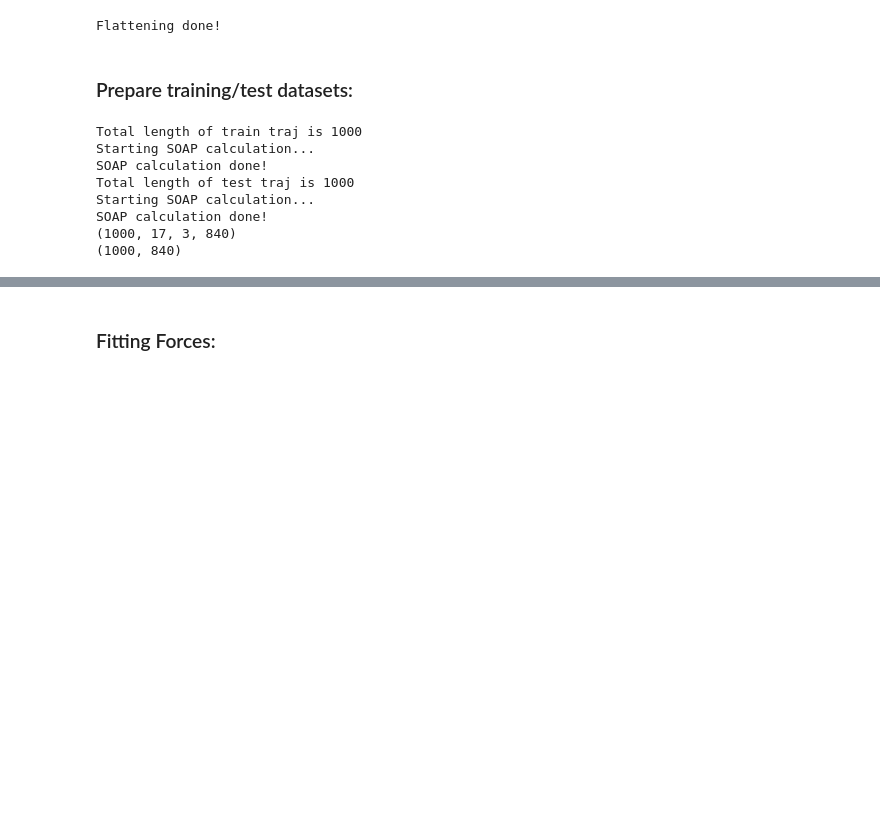
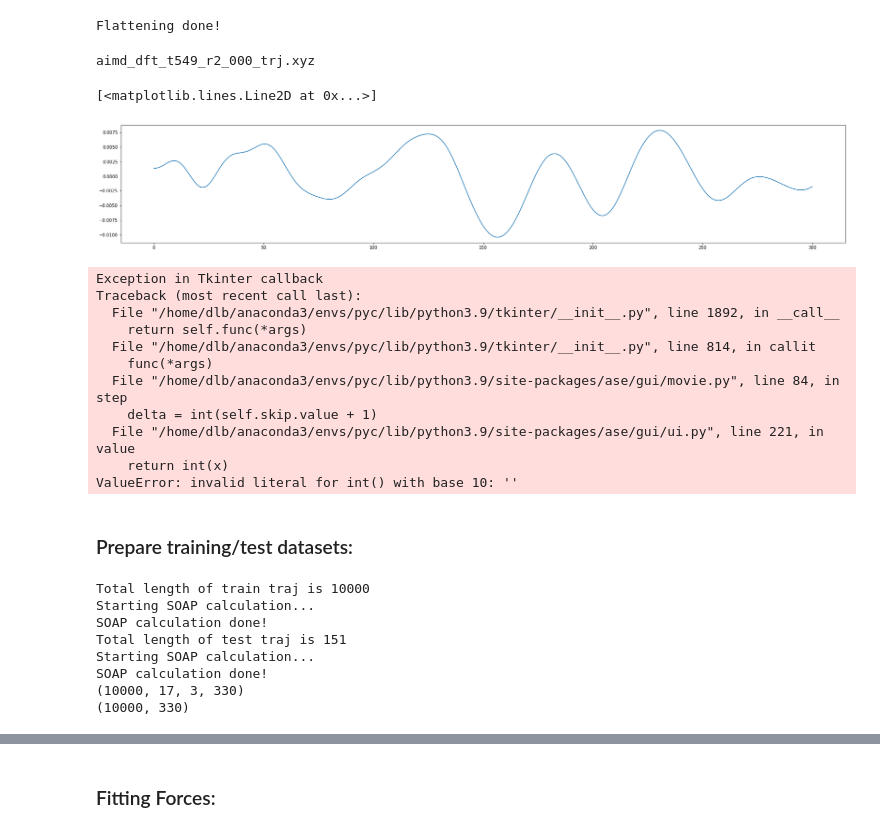
Before and after one commit to chem-gp/saddle-dynamics, a Jupyter notebook: notebooks/saddle_md.ipynb, the cells around one changed output, grey strips where cells are left out. Drawn from its saved outputs; the diff is of its cells as text; code cells hidden in the pictures; blank space fills up the shorter version.

```diff
--- a/notebooks/saddle_md.ipynb
+++ b/notebooks/saddle_md.ipynb
@@ -51,6 +47,27 @@ Reading .npy files with forces done!
 traj, energies, forces = flatten_trj_dictionaries(trajectories, energies_trj, trj_files_basenames, forces_trj)
 # %% [output]
 Flattening done!
+# %%
+print(trj_files_basename[0])
+t = trajectories[trj_files_basename[0]]
+view(traj[0:2000])
+f = forces[20_000:20_301,11,0]
+plt.plot(f)
+# %% [output]
+aimd_dft_t549_r2_000_trj.xyz
+[<matplotlib.lines.Line2D at 0x...>]
+[figure, added]
+Exception in Tkinter callback
+Traceback (most recent call last):
+  File "/home/dlb/anaconda3/envs/pyc/lib/python3.9/tkinter/__init__.py", line 1892, in __call__
+    return self.func(*args)
+  File "/home/dlb/anaconda3/envs/pyc/lib/python3.9/tkinter/__init__.py", line 814, in callit
+    func(*args)
+  File "/home/dlb/anaconda3/envs/pyc/lib/python3.9/site-packages/ase/gui/movie.py", line 84, in step
+    delta = int(self.skip.value + 1)
+  File "/home/dlb/anaconda3/envs/pyc/lib/python3.9/site-packages/ase/gui/ui.py", line 221, in value
+    return int(x)
+ValueError: invalid literal for int() with base 10: ''
 # %% [markdown]
 ### Prepare training/test datasets:
 # %%
@@ -85,8 +102,8 @@ soap_params = {
     'periodic': False,
     'rcut': 3.0,
     'sigma': 0.5,
-    'nmax': 7,
-    'lmax': 7,
+    'nmax': 5,
+    'lmax': 5,
     'average': "outer",
     'crossover': True,
     'dtype': "float64",
@@ -97,14 +114,14 @@ soap_params = {
 
 fdm.calculate_invariants(soap_params)
 # %% [output]
-Total length of train traj is 1000
+Total length of train traj is 10000
 Starting SOAP calculation...
 SOAP calculation done!
-Total length of test traj is 1000
+Total length of test traj is 151
 Starting SOAP calculation...
 SOAP calculation done!
-(1000, 17, 3, 840)
-(1000, 840)
+(10000, 17, 3, 330)
+(10000, 330)
 # %%
 fdm.train_DX.shape
 # %% [output]
```
Also changed, not shown: parts of 8 cells of this notebook, 1 other file.
